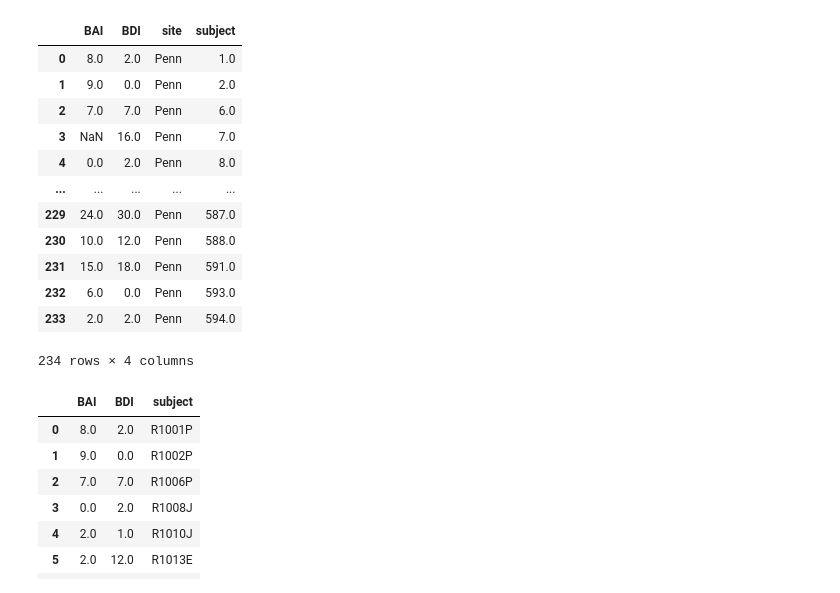
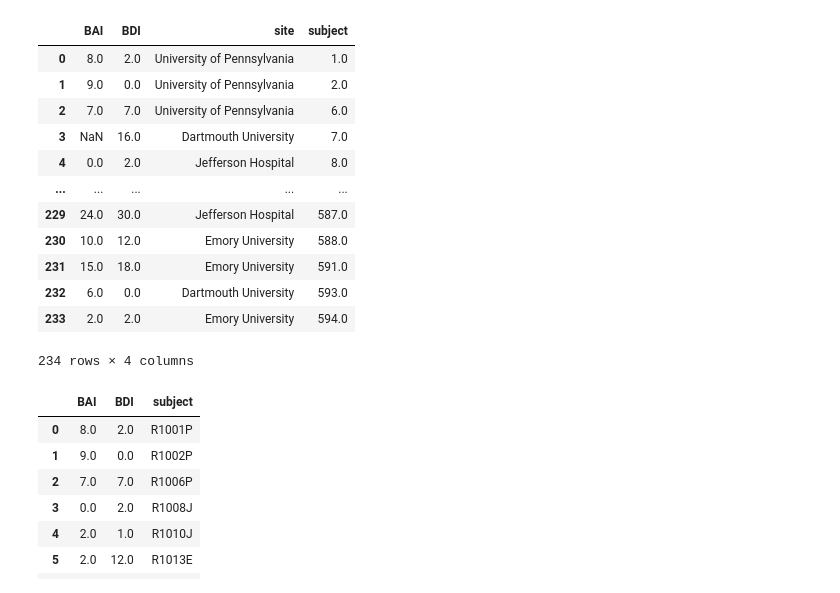
Before and after one commit to NoaHerz/Mental_health, a Jupyter notebook: MH_intrusion.ipynb, the cells around one changed output. Saved outputs shown, nothing was run; the diff lists cells and outputs as text; code cells hidden in the pictures.

Commit message:
Added site name to df, removed excess code

```diff
--- a/MH_intrusion.ipynb
+++ b/MH_intrusion.ipynb
@@ -7,45 +7,42 @@ import seaborn as sb
 import scipy
 from scipy import stats
 # %%
-#sites = ['Dartmouth', 'Jefferson','Emory', 'UTSW', 'Penn']
-sites = 'All'
 BAI_high = 15
 BAI_low = 8
 BDI_high = 16
 BDI_low = 10
 
 sel_sub = pd.DataFrame([])
-df = pd.read_excel(r'./All_neuropsych.xlsx')
-# for site in sites:
-#     df = pd.read_excel(r'./' + site + '_neuropsych.xlsx',engine="openpyxl")
-#     df = pd.read_excel(r'./' + site + '_neuropsych.xlsx')
+df = pd.read_excel(r'./All_neuropsych.xlsx') #read master spreadsheet of all RAM subjects demo/neuropsych data
+
 for i in df.index:
     #gap = df.iloc[i]['Time between report and implant (days)']
     sub = df.iloc[i]['Subject Number']
+    site = df.iloc[i]['Study site']
     BDI = df.iloc[i]['BDI']
     BAI = df.iloc[i]['BAI']
     #if gap < 183 and np.isnan(BDI)==False and np.isnan(BAI)==False:
     if np.isnan(BDI)==False or np.isnan(BAI)==False:
         sel_sub = sel_sub.append({
             'subject':sub,
             'site':site,
             'BDI':BDI,
             'BAI':BAI
             }, ignore_index = True)
 sel_sub
 # %% [output]
 |  | BAI | BDI | site | subject |
-| 0 | 8.0 | 2.0 | Penn | 1.0 |
-| 1 | 9.0 | 0.0 | Penn | 2.0 |
-| 2 | 7.0 | 7.0 | Penn | 6.0 |
-| 3 | NaN | 16.0 | Penn | 7.0 |
-| 4 | 0.0 | 2.0 | Penn | 8.0 |
+| 0 | 8.0 | 2.0 | University of Pennsylvania | 1.0 |
+| 1 | 9.0 | 0.0 | University of Pennsylvania | 2.0 |
+| 2 | 7.0 | 7.0 | University of Pennsylvania | 6.0 |
+| 3 | NaN | 16.0 | Dartmouth University | 7.0 |
+| 4 | 0.0 | 2.0 | Jefferson Hospital | 8.0 |
 | ... | ... | ... | ... | ... |
-| 229 | 24.0 | 30.0 | Penn | 587.0 |
-| 230 | 10.0 | 12.0 | Penn | 588.0 |
-| 231 | 15.0 | 18.0 | Penn | 591.0 |
-| 232 | 6.0 | 0.0 | Penn | 593.0 |
-| 233 | 2.0 | 2.0 | Penn | 594.0 |
+| 229 | 24.0 | 30.0 | Jefferson Hospital | 587.0 |
+| 230 | 10.0 | 12.0 | Emory University | 588.0 |
+| 231 | 15.0 | 18.0 | Emory University | 591.0 |
+| 232 | 6.0 | 0.0 | Dartmouth University | 593.0 |
+| 233 | 2.0 | 2.0 | Emory University | 594.0 |
 234 rows × 4 columns
 # %%
 df = get_data_index('r1')
```
